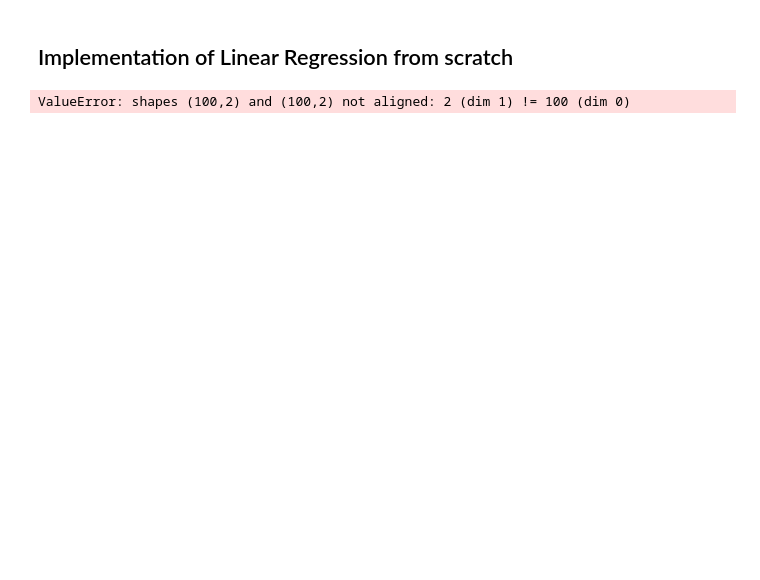
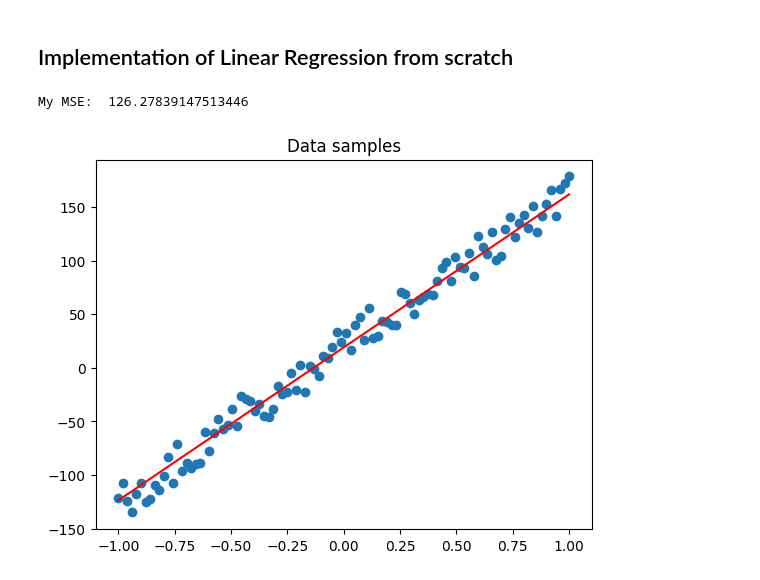
Before and after one commit to monarch086/ml, a Jupyter notebook: src/pract_01/linear_regression.ipynb, the cells around one changed output. Drawn from its saved outputs; the diff is of its cells as text; code cells hidden in the pictures; blank space fills up the shorter version.

Commit message:
corrected errors

```diff
--- a/src/pract_01/linear_regression.ipynb
+++ b/src/pract_01/linear_regression.ipynb
@@ -38,7 +38,7 @@ Sklearn MSE:  137.01379229008623
 # %%
 class MyLinearRegression:
     def __init__(self, weights_init='random', add_bias = True, learning_rate=1e-5,
-        num_iterations=2000000, verbose=False, max_error=1e-5):
+        num_iterations=10000, verbose=False, max_error=1e-3):
         ''' Linear regression model using gradient descent
 
         # Arguments
@@ -69,14 +69,14 @@ class MyLinearRegression:
             ################
 
             # YOUR CODE HERE
-            weights = np.random.randn(n_features) * 0.01
+            weights = np.random.randn(n_features, 1)
 
             ################
         elif self.weights_init == 'zeros':
             ################
 
             # YOUR CODE HERE
-            weights = np.zeros(n_features)
+            weights = np.zeros((n_features, 1))
 
             ################
         else:
@@ -96,8 +96,6 @@ class MyLinearRegression:
 
         # YOUR CODE HERE
         squared_errors = (target - pred) ** 2
-
-        # Calculate the mean of squared errors
         loss = np.mean(squared_errors)
 
         ################
@@ -124,7 +122,7 @@ class MyLinearRegression:
             current_loss = self.cost(y, predictions)
 
             # step 2: calculate gradient value
-            gradient = self.calculate_gradient(x, y, predictions)
+            gradient = np.dot(x.T, np.dot(x, self.weights) - y) / len(y)
 
             # step 3: update weights using learning rate and gradient value
             self.weights -= self.learning_rate * gradient
@@ -140,32 +138,6 @@ class MyLinearRegression:
                 break
             ################
 
-    def calculate_gradient(self, x, y, predictions):
-        """
-        Calculate the gradient of the cost function with respect to the model's weights.
-
-        Parameters:
-        x (numpy array): Array of input features.
-        y (numpy array): Array of true target values.
-        predictions (numpy array): Array of predicted target values.
-
-        Returns:
-        numpy array: Array of gradients for the weights.
-        """
-        m = len(y)  # Number of training examples
-
-        # Calculate the gradient for the intercept (theta_0)
-        gradient_theta_0 = (1 / m) * np.sum(predictions - y)
-
-        # Calculate the gradient for the slope (theta_1)
-        #gradient_theta_1 = (1 / m) * np.sum((predictions - y) * x)
-        gradient_theta_1 = (1 / m) * np.sum(np.dot((predictions - y), x))
-
-        # Combine the gradients into an array
-        gradients = np.array([gradient_theta_0, gradient_theta_1])
-
-        return gradients
-
     def predict(self, x):
         ''' prediction function '''
         ################
@@ -179,14 +151,15 @@ class MyLinearRegression:
         ################
         return y_hat
 # %%
-my_model = MyLinearRegression()
+my_model = MyLinearRegression(learning_rate=1e-3, num_iterations=10000)
 my_model.fit(x, y)
 y_hat = my_model.predict(x)
 
 plt.title('Data samples')
 plt.scatter(x, y)
 plt.plot(x, y_hat, color='r');
 
 print('My MSE: ', mean_squared_error(y, y_hat))
 # %% [output]
-ValueError: shapes (100,2) and (100,2) not aligned: 2 (dim 1) != 100 (dim 0)
+My MSE:  126.27839147513446
+[figure, added]
```
Also changed, not shown: parts of 2 cells of this notebook.
